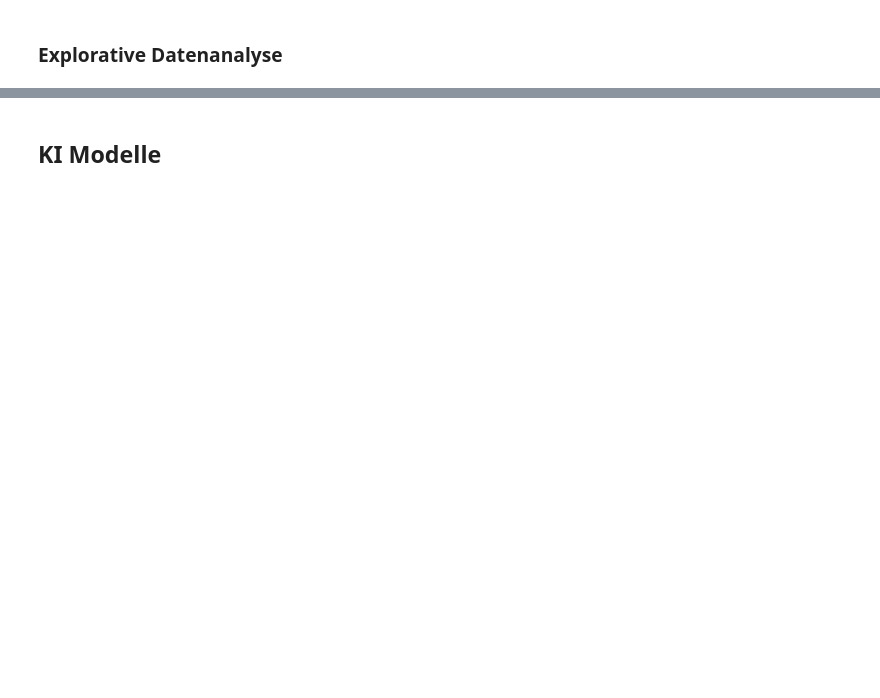
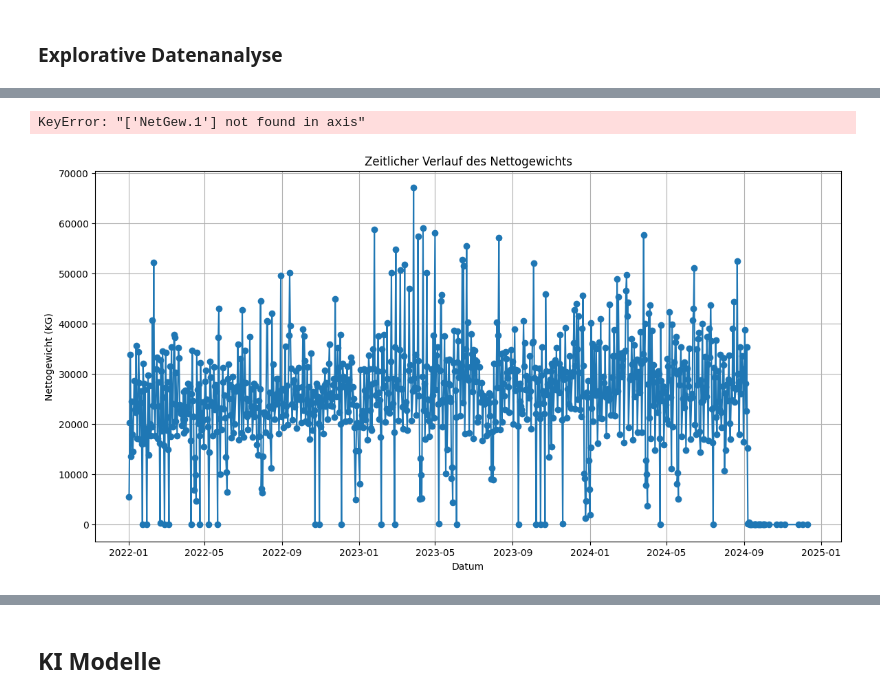
Before and after one commit to Louisfhgr/Dash.py, a Jupyter notebook: SUGO_RNN_V1.ipynb, the cells around one changed output, grey strips where cells are left out. Saved outputs shown, nothing was run; the diff lists cells and outputs as text; code cells hidden in the pictures; blank space fills up the shorter version.

```diff
--- a/SUGO_RNN_V1.ipynb
+++ b/SUGO_RNN_V1.ipynb
@@ -16,0 +226,9 @@ Datenfluss manuell (csv)
+# %%
+# Dateipfad für die CSV-Datei
+file_path = 'csv_Daten/MCSI_1070article_2022_2023_2024_anonym_Auftra_Material_Ve_Datum_NetGew_NetGew.xlsx'
+
+# Daten als DataFrame laden
+df_sold = pd.read_excel(file_path)
+
+print(df_sold.head())
+print(df_sold.count())
@@ -16,0 +249,25 @@ Datenfluss manuell (csv)
+# %%
+# Konvertiere die 'Datum'-Spalte in das Datumsformat
+df_sold['Datum'] = pd.to_datetime(df_sold['Datum'], format='%d.%m.%Y')
+
+
+# NetGew.1 entfernen
+df_sold = df_sold.drop(columns=['NetGew.1'])
+
+print(df_sold.head())
+# %% [output]
+KeyError: "['NetGew.1'] not found in axis"
+# %%
+# Gruppierung der Daten nach Datum und Aggregation des Nettogewichts
+df_sold_grouped = df_sold.groupby('Datum')['NetGew'].sum().reset_index()
+
+# Zeitlicher Verlauf des Nettogewichts
+plt.figure(figsize=(14, 7))
+plt.plot(df_sold_grouped['Datum'], df_sold_grouped['NetGew'], marker='o')
+plt.title('Zeitlicher Verlauf des Nettogewichts')
+plt.xlabel('Datum')
+plt.ylabel('Nettogewicht (KG)')
+plt.grid(True)
+plt.show()
+# %% [output]
+[figure, added]
```
Also changed, not shown: parts of 32 cells of this notebook.
